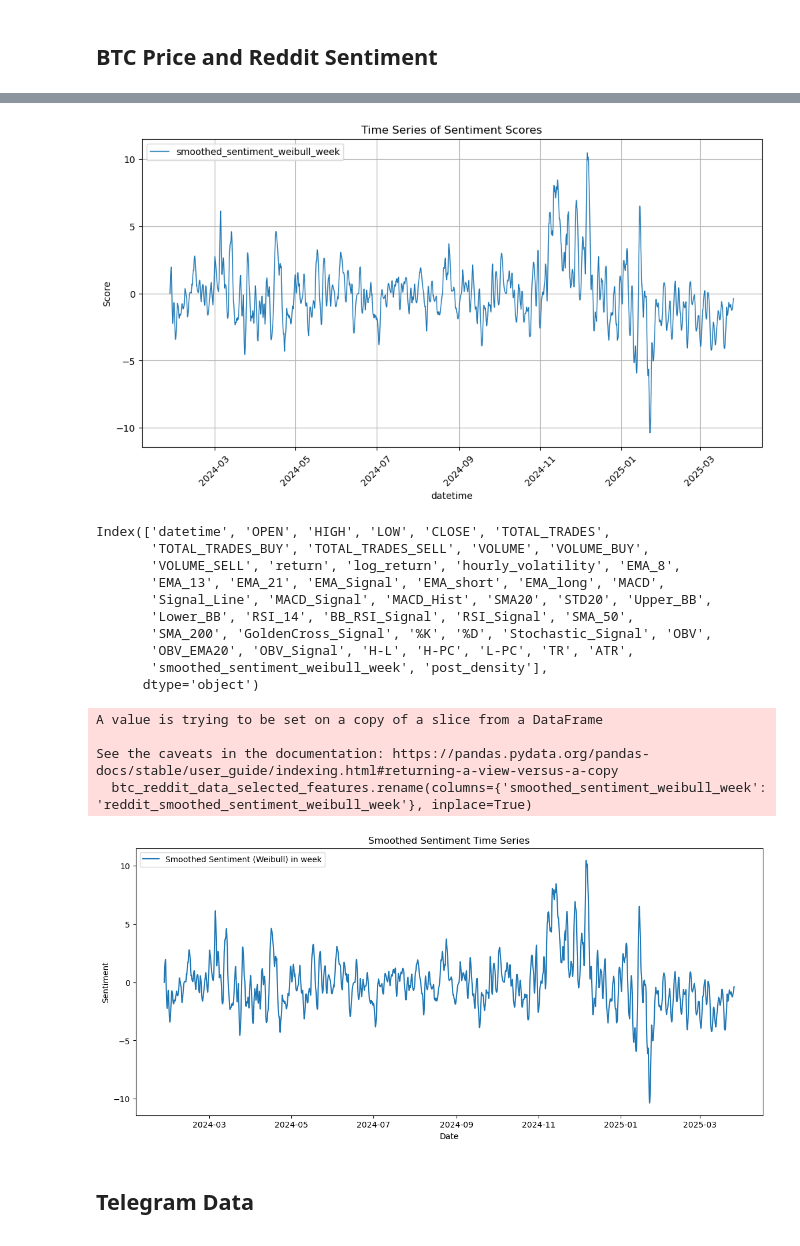
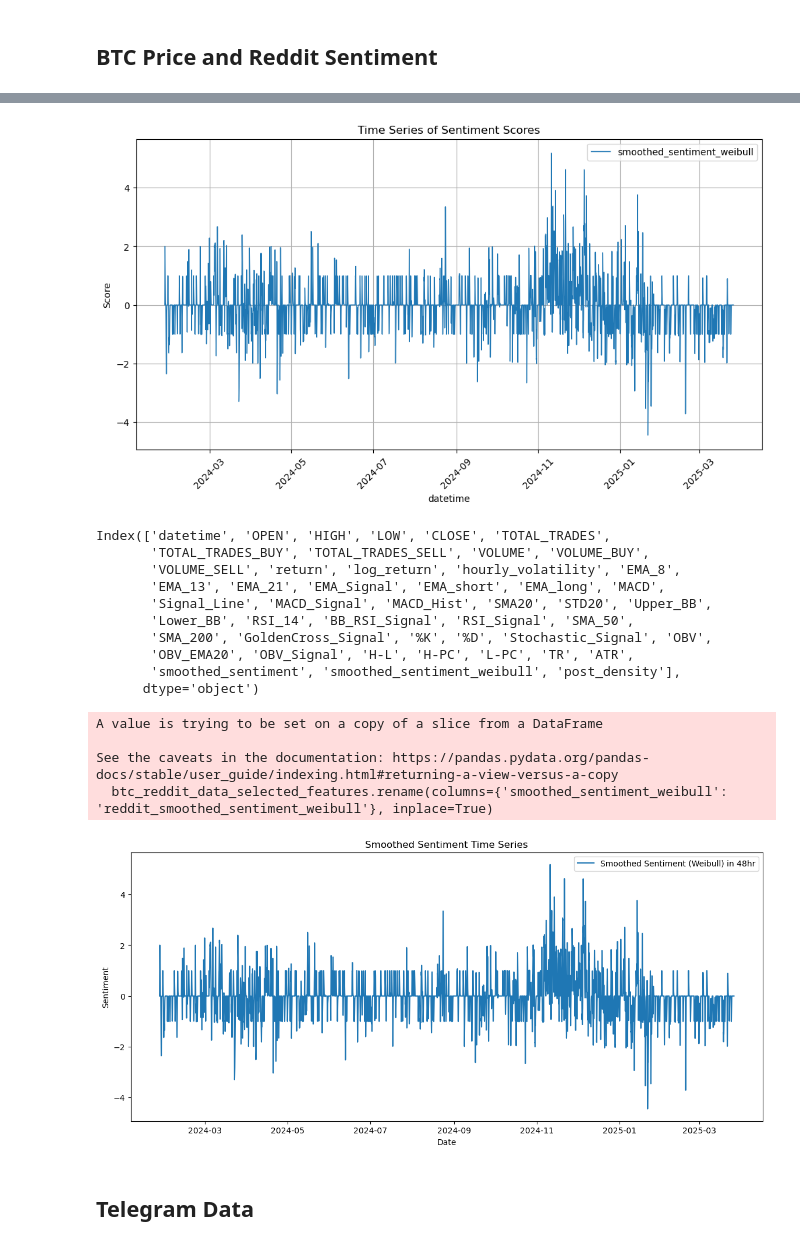
Before and after one commit to ethan-cyj/DSE4211-Group-BTC-Day-Trading, a Jupyter notebook: data_preprocessing/merge_data_script.ipynb, the cells around one changed output, grey strips where cells are left out. Drawn from its saved outputs; the diff is of its cells as text; code cells hidden in the pictures.

Commit message:
merged_df with 48hr weibull for testing purposes
Named data/processed/merged_df_48hr.csv

```diff
--- a/data_preprocessing/merge_data_script.ipynb
+++ b/data_preprocessing/merge_data_script.ipynb
@@ -94,7 +94,7 @@ GDELT_df.head(10)
 ## BTC Price and Reddit Sentiment
 # %%
 processed_data_folder_path = '../data/processed/'
-btc_reddit_data_path = os.path.join(processed_data_folder_path, "btc_usdt_hourly_processed_with_sentiment_till_26_march.csv")
+btc_reddit_data_path = os.path.join(processed_data_folder_path, "btc_usdt_hourly_processed_with_sentiment_till_26_march_48hour_decay.csv")
 btc_reddit_data = pd.read_csv(btc_reddit_data_path)
 
 # Convert DATE column to datetime format
@@ -140,7 +140,7 @@ btc_reddit_data
 # Plot btc price and sentiment
 
 plt.figure(figsize=(12, 6))
-plt.plot(btc_reddit_data['datetime'], btc_reddit_data['smoothed_sentiment_weibull_week'], label='smoothed_sentiment_weibull_week', linewidth=1)
+plt.plot(btc_reddit_data['datetime'], btc_reddit_data['smoothed_sentiment_weibull'], label='smoothed_sentiment_weibull', linewidth=1)
 # Formatting the plot
 plt.xlabel("datetime")
 plt.ylabel("Score")
@@ -152,7 +152,7 @@ plt.xticks(rotation=45)  # Rotate x-axis labels for better readability
 # Show the plot
 plt.show()
 # %% [output]
-[figure, old version]
+[figure, new version]
 # %%
 btc_reddit_data.columns
 # %% [output]
@@ -164,7 +164,7 @@ Index(['datetime', 'OPEN', 'HIGH', 'LOW', 'CLOSE', 'TOTAL_TRADES',
        'Lower_BB', 'RSI_14', 'BB_RSI_Signal', 'RSI_Signal', 'SMA_50',
        'SMA_200', 'GoldenCross_Signal', '%K', '%D', 'Stochastic_Signal', 'OBV',
        'OBV_EMA20', 'OBV_Signal', 'H-L', 'H-PC', 'L-PC', 'TR', 'ATR',
-       'smoothed_sentiment_weibull_week', 'post_density'],
+       'smoothed_sentiment', 'smoothed_sentiment_weibull', 'post_density'],
       dtype='object')
 # %%
 # Create a new dataframe with selected features
@@ -177,31 +177,31 @@ btc_reddit_data_selected_features = btc_reddit_data[['datetime',
                        '%K', '%D', 'Stochastic_Signal', # Stochastic Oscillator Signal
                        'OBV','OBV_EMA20', 'OBV_Signal', # OBV Signal
                        'ATR', # ATR, volatility
-                       'smoothed_sentiment_weibull_week',
+                       'smoothed_sentiment_weibull',
                        'return',
                        'hourly_volatility',
                        'TOTAL_TRADES', # Trade is number of trades (someone put buy or sell order)
                        'VOLUME' # Volume is amount of cryptocurrency traded in BTC
                       ]]
 # %%
-btc_reddit_data_selected_features.rename(columns={'smoothed_sentiment_weibull_week': 'reddit_smoothed_sentiment_weibull_week'}, inplace=True)
+btc_reddit_data_selected_features.rename(columns={'smoothed_sentiment_weibull': 'reddit_smoothed_sentiment_weibull'}, inplace=True)
 # %% [output]
 A value is trying to be set on a copy of a slice from a DataFrame
 
 See the caveats in the documentation: https://pandas.pydata.org/pandas-docs/stable/user_guide/indexing.html#returning-a-view-versus-a-copy
-  btc_reddit_data_selected_features.rename(columns={'smoothed_sentiment_weibull_week': 'reddit_smoothed_sentiment_weibull_week'}, inplace=True)
+  btc_reddit_data_selected_features.rename(columns={'smoothed_sentiment_weibull': 'reddit_smoothed_sentiment_weibull'}, inplace=True)
 # %%
 import matplotlib.pyplot as plt
 
 plt.figure(figsize=(14,6))
-plt.plot(btc_reddit_data_selected_features['datetime'], btc_reddit_data_selected_features['reddit_smoothed_sentiment_weibull_week'], label='Smoothed Sentiment (Weibull) in week')
+plt.plot(btc_reddit_data_selected_features['datetime'], btc_reddit_data_selected_features['reddit_smoothed_sentiment_weibull'], label='Smoothed Sentiment (Weibull) in 48hr')
 plt.title('Smoothed Sentiment Time Series')
 plt.xlabel('Date')
 plt.ylabel('Sentiment')
 plt.legend()
 plt.show()
 # %% [output]
-[figure, old version]
+[figure, new version]
 # %% [markdown]
 ## Telegram Data
 # %%
```
Also changed, not shown: parts of 11 cells of this notebook, 5 other files.
